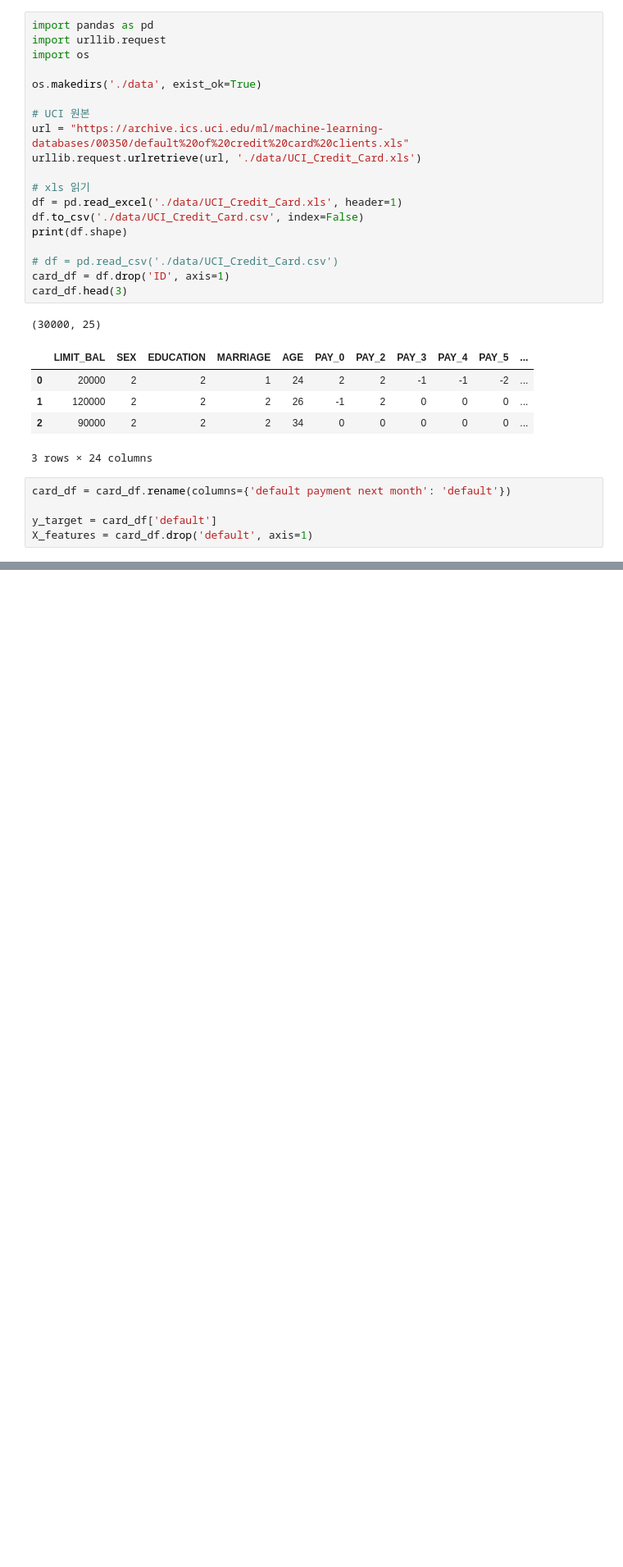
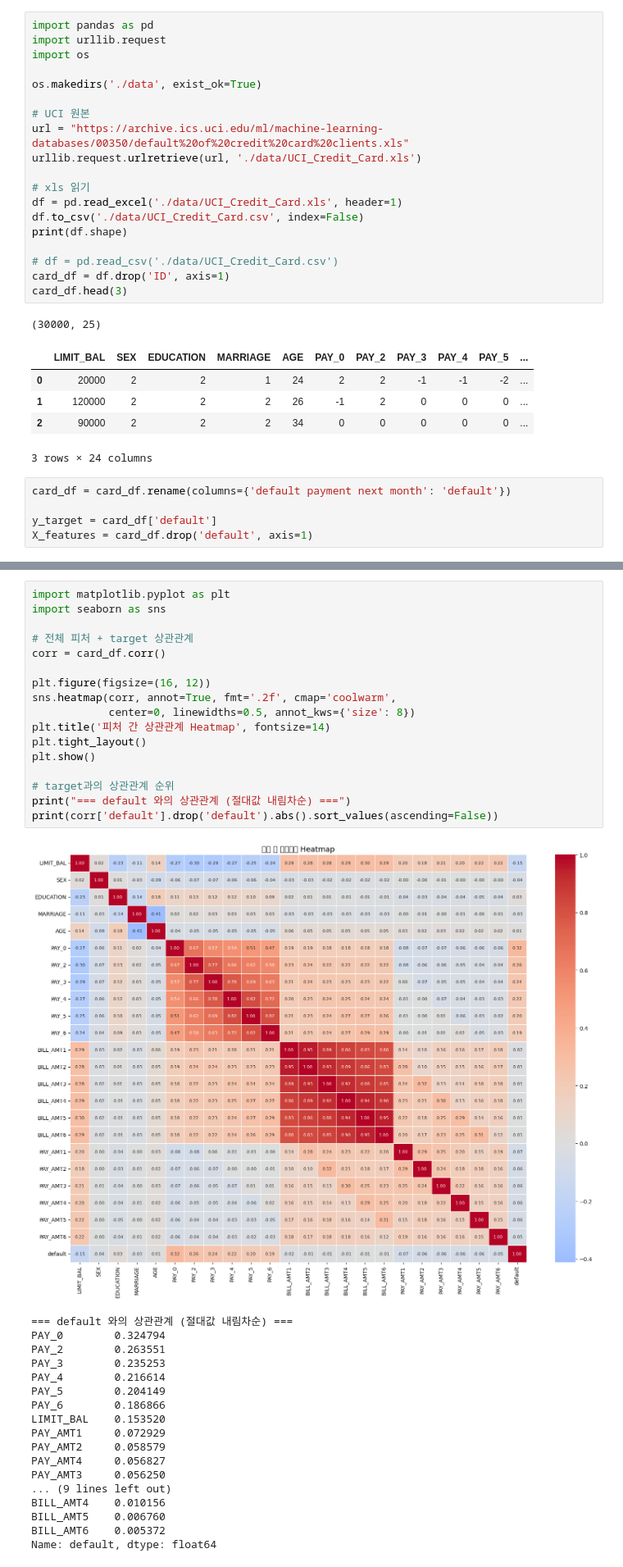
Before and after one commit to imyoonaheo/hipython, a Jupyter notebook: ml/11_신용카드_채무불이행_고객예측.ipynb, the cells around one changed output, grey strips where cells are left out. Shown at 82% size. Saved outputs shown, nothing was run; the diff lists cells and outputs as text; blank space fills up the shorter version.

```diff
--- a/ml/11_신용카드_채무불이행_고객예측.ipynb
+++ b/ml/11_신용카드_채무불이행_고객예측.ipynb
@@ -43,0 +260,36 @@ X_features = card_df.drop('default', axis=1)
+# %%
+import matplotlib.pyplot as plt
+import seaborn as sns
+
+# 전체 피처 + target 상관관계
+corr = card_df.corr()
+
+plt.figure(figsize=(16, 12))
+sns.heatmap(corr, annot=True, fmt='.2f', cmap='coolwarm',
+            center=0, linewidths=0.5, annot_kws={'size': 8})
+plt.title('피처 간 상관관계 Heatmap', fontsize=14)
+plt.tight_layout()
+plt.show()
+
+# target과의 상관관계 순위
+print("=== default 와의 상관관계 (절대값 내림차순) ===")
+print(corr['default'].drop('default').abs().sort_values(ascending=False))
+# %% [output]
+[figure, added]
+=== default 와의 상관관계 (절대값 내림차순) ===
+PAY_0        0.324794
+PAY_2        0.263551
+PAY_3        0.235253
+PAY_4        0.216614
+PAY_5        0.204149
+PAY_6        0.186866
+LIMIT_BAL    0.153520
+PAY_AMT1     0.072929
+PAY_AMT2     0.058579
+PAY_AMT4     0.056827
+PAY_AMT3     0.056250
+... (9 lines left out)
+BILL_AMT4    0.010156
+BILL_AMT5    0.006760
+BILL_AMT6    0.005372
+Name: default, dtype: float64
```
Also changed, not shown: parts of 26 cells of this notebook.
